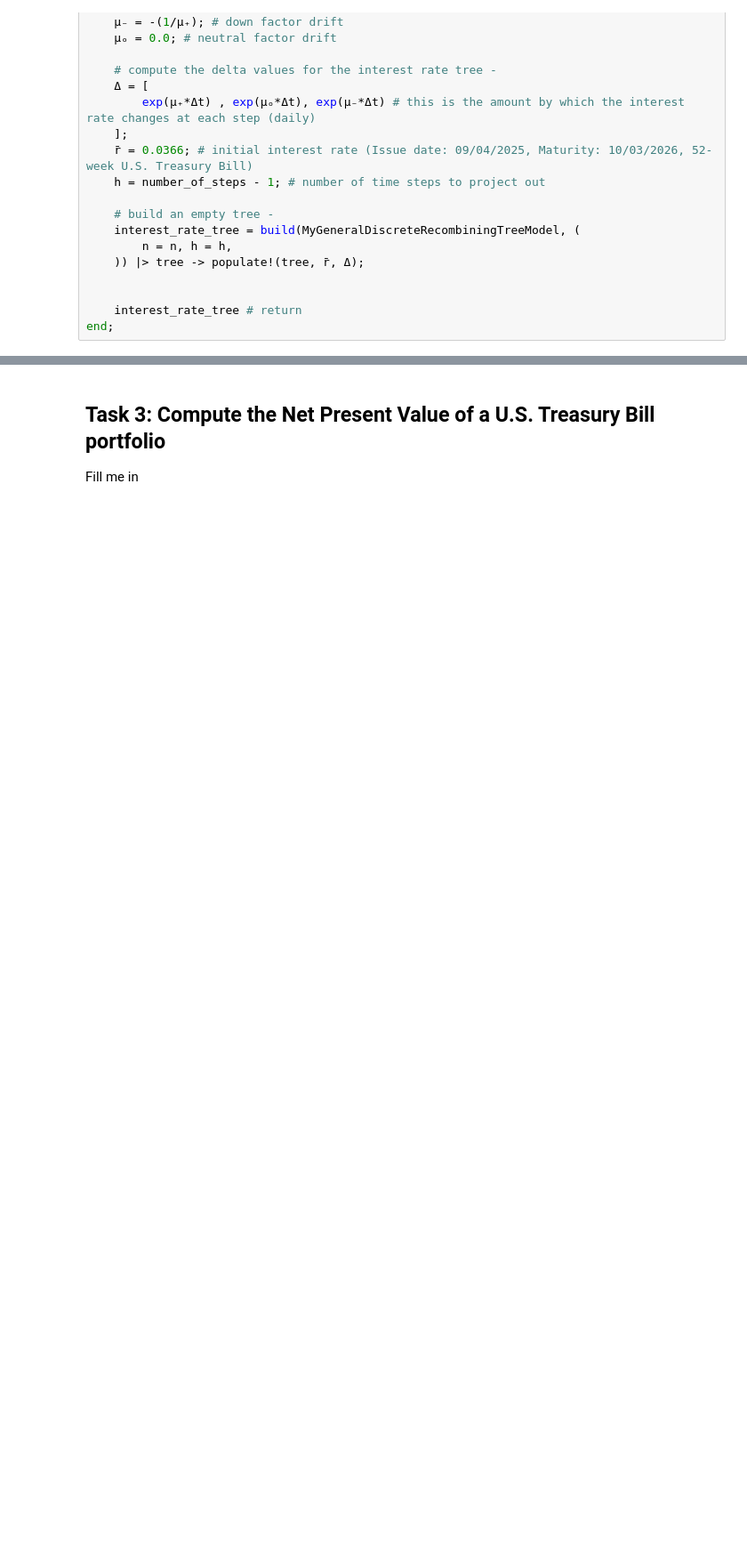
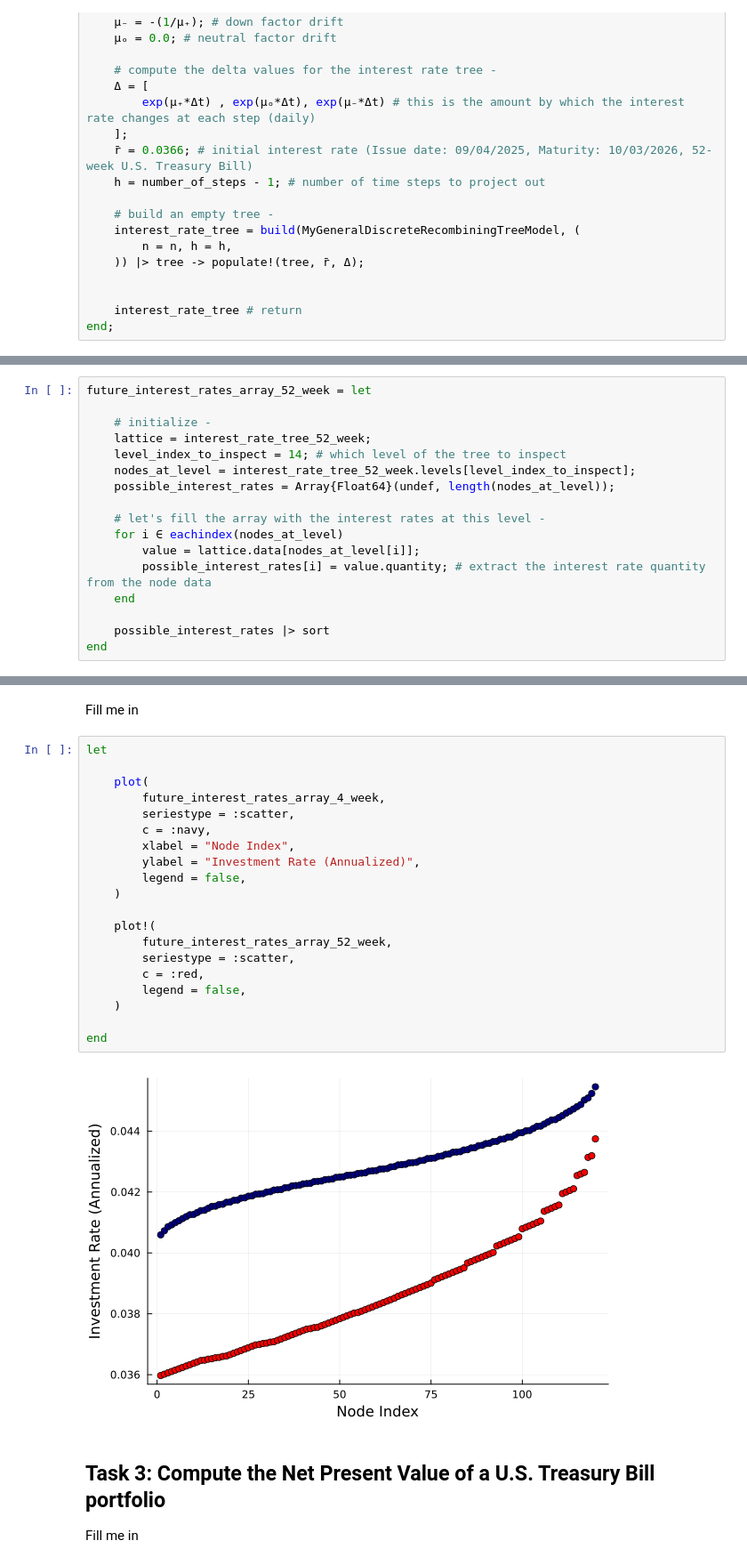
Before and after one commit to sabrina803/PS1-CHEME-5660-CIR-TEMPLATE-Fall-2025, a Jupyter notebook: PS1-CHEME-5660-Solution-IRR-Fall-2025.ipynb, the cells around one changed output, grey strips where cells are left out. Shown: that part at 89% size. Cells and saved outputs as stored; diff of their text form; blank space fills up the shorter version.

```diff
--- a/PS1-CHEME-5660-Solution-IRR-Fall-2025.ipynb
+++ b/PS1-CHEME-5660-Solution-IRR-Fall-2025.ipynb
@@ -180,0 +183,17 @@ end;
+# %%
+future_interest_rates_array_52_week = let
+
+    # initialize -
+    lattice = interest_rate_tree_52_week;
+    level_index_to_inspect = 14; # which level of the tree to inspect
+    nodes_at_level = interest_rate_tree_52_week.levels[level_index_to_inspect];
+    possible_interest_rates = Array{Float64}(undef, length(nodes_at_level));
+
+    # let's fill the array with the interest rates at this level -
+    for i ∈ eachindex(nodes_at_level)
+        value = lattice.data[nodes_at_level[i]];
+        possible_interest_rates[i] = value.quantity; # extract the interest rate quantity from the node data
+    end
+
+    possible_interest_rates |> sort
+end
@@ -181,3 +218,27 @@ end;
+# %% [markdown]
+Fill me in
+# %%
+let
+
+    plot(
+        future_interest_rates_array_4_week,
+        seriestype = :scatter,
+        c = :navy,
+        xlabel = "Node Index",
+        ylabel = "Investment Rate (Annualized)",
+        legend = false,
+    )
+
+    plot!(
+        future_interest_rates_array_52_week,
+        seriestype = :scatter,
+        c = :red,
+        legend = false,
+    )
+
+end
+# %% [output]
+[figure, added]
 # %% [markdown]
 ## Task 3: Compute the Net Present Value of a U.S. Treasury Bill portfolio
 Fill me in
```
Also changed, not shown: parts of 2 cells of this notebook.
